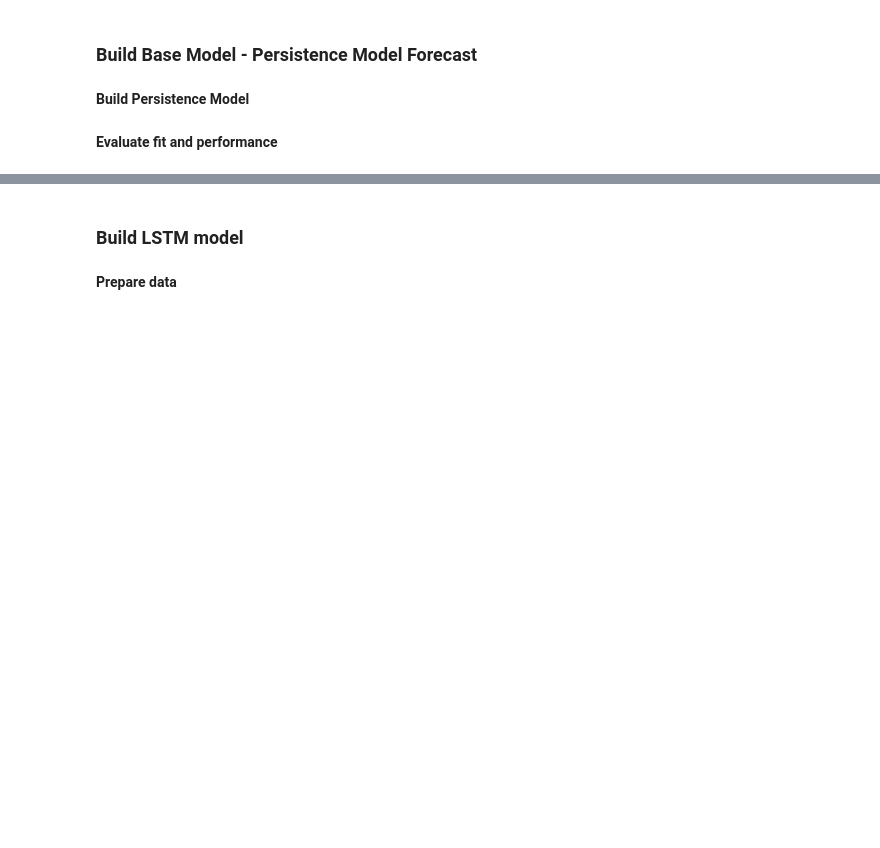
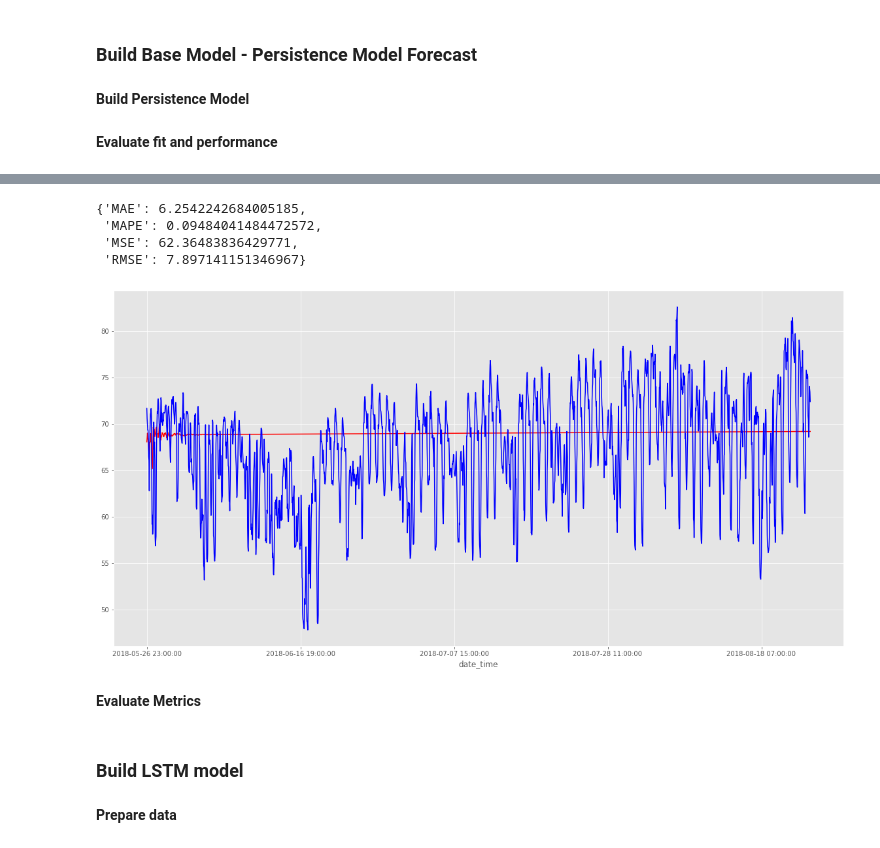
Before and after one commit to KishenSharma6/SpainEnergyAnalysis, a Jupyter notebook: Project_Codes/04_Modeling/2020_0622_Model_Development.ipynb, the cells around one changed output, grey strips where cells are left out. Cells and saved outputs as stored; diff of their text form; code cells hidden in the pictures; blank space fills up the shorter version.

```diff
--- a/Project_Codes/04_Modeling/2020_0622_Model_Development.ipynb
+++ b/Project_Codes/04_Modeling/2020_0622_Model_Development.ipynb
@@ -212,0 +257,11 @@ model.predict(X_test)
+# %%
+#Apply lag to X_train
+lag_order = model_fitted.k_ar
+var_input_data = X_train.values[-lag_order:]
+# %%
+forecast = model_fitted.forecast(var_input_data, steps = len(X_test))
+# %%
+#Create a dataframe of forecast values
+df_forecast = pd.DataFrame(forecast, index=X_test.index[-len(X_test):], columns=X_test.columns)
+
+df_forecast
@@ -212,0 +297,8 @@ model.predict(X_test)
+# %%
+predictions = pd.DataFrame()
+predictions['var_forecast'] = df_forecast['price actual']
+predictions['actual'] = X_test['price actual']
+#predictions['forecast_converted'] = predictions['var_forecast'].cumsum() + predictions['actual'].iloc[-1]
+predictions['forecast_converted'] = predictions['var_forecast'].cumsum() + predictions['actual'].iloc[-24]+ predictions['var_forecast'].iloc[-1]
+
+predictions.head(15)
@@ -213,3 +323,18 @@ model.predict(X_test)
+# %%
+f, ax = plt.subplots(figsize = (20,10))
+
+predictions['forecast_converted'][:24*90].plot(ax=ax, color = 'r')
+predictions['actual'][:24*90].plot(ax=ax, color = 'b')
+
+model_performance(predictions['forecast_converted'].values, predictions['actual'].values)
+# %% [output]
+{'MAE': 6.2542242684005185,
+ 'MAPE': 0.09484041484472572,
+ 'MSE': 62.36483836429771,
+ 'RMSE': 7.897141151346967}
+[figure, added]
+# %% [markdown]
+**Evaluate Metrics**
 # %% [markdown]
 ### Build LSTM model
 # %% [markdown]
```
Also changed, not shown: parts of 35 cells of this notebook, 3 other files.
